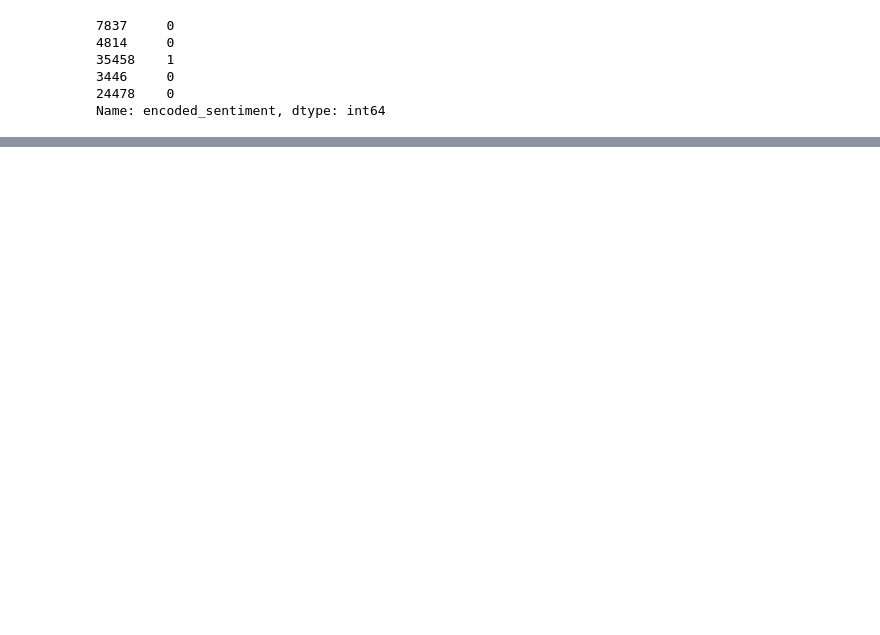
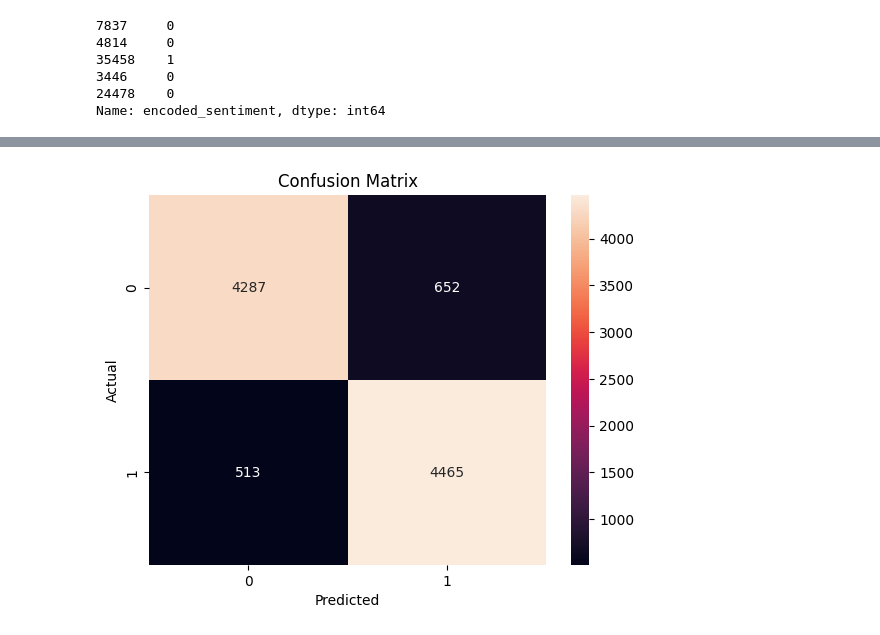
Before and after one commit to IssaMuiz/Sentiment-Analysis, a Jupyter notebook: notebooks/EDA.ipynb, the cells around one changed output, grey strips where cells are left out. Cells and saved outputs as stored; diff of their text form; code cells hidden in the pictures; blank space fills up the shorter version.

Commit message:
Baseline modeling and Error analysis

```diff
--- a/notebooks/EDA.ipynb
+++ b/notebooks/EDA.ipynb
@@ -183,3 +178,11 @@ y_train.head()
 3446     0
 24478    0
 Name: encoded_sentiment, dtype: int64
+# %%
+X_train_tfidf = vectorizer.fit_transform(X_train)
+X_test_tfidf = vectorizer.transform(X_test)
+# %%
+from sklearn.linear_model import LogisticRegression
+
+model = LogisticRegression()
+model.fit(X_train_tfidf, y_train)
@@ -185,0 +191,7 @@ Name: encoded_sentiment, dtype: int64
+# %%
+from sklearn.metrics import classification_report, confusion_matrix
+
+
+y_pred = model.predict(X_test_tfidf)
+
+print(classification_report(y_test, y_pred))
@@ -185,0 +207,14 @@ Name: encoded_sentiment, dtype: int64
+# %%
+from sklearn.metrics import confusion_matrix
+import seaborn as sns
+import matplotlib.pyplot as plt
+
+cm = confusion_matrix(y_test, y_pred)
+
+sns.heatmap(cm, annot=True, fmt="d")
+plt.xlabel("Predicted")
+plt.ylabel("Actual")
+plt.title("Confusion Matrix")
+plt.show()
+# %% [output]
+[figure, added]
```
Also changed, not shown: parts of 4 cells of this notebook, 5 other files.
